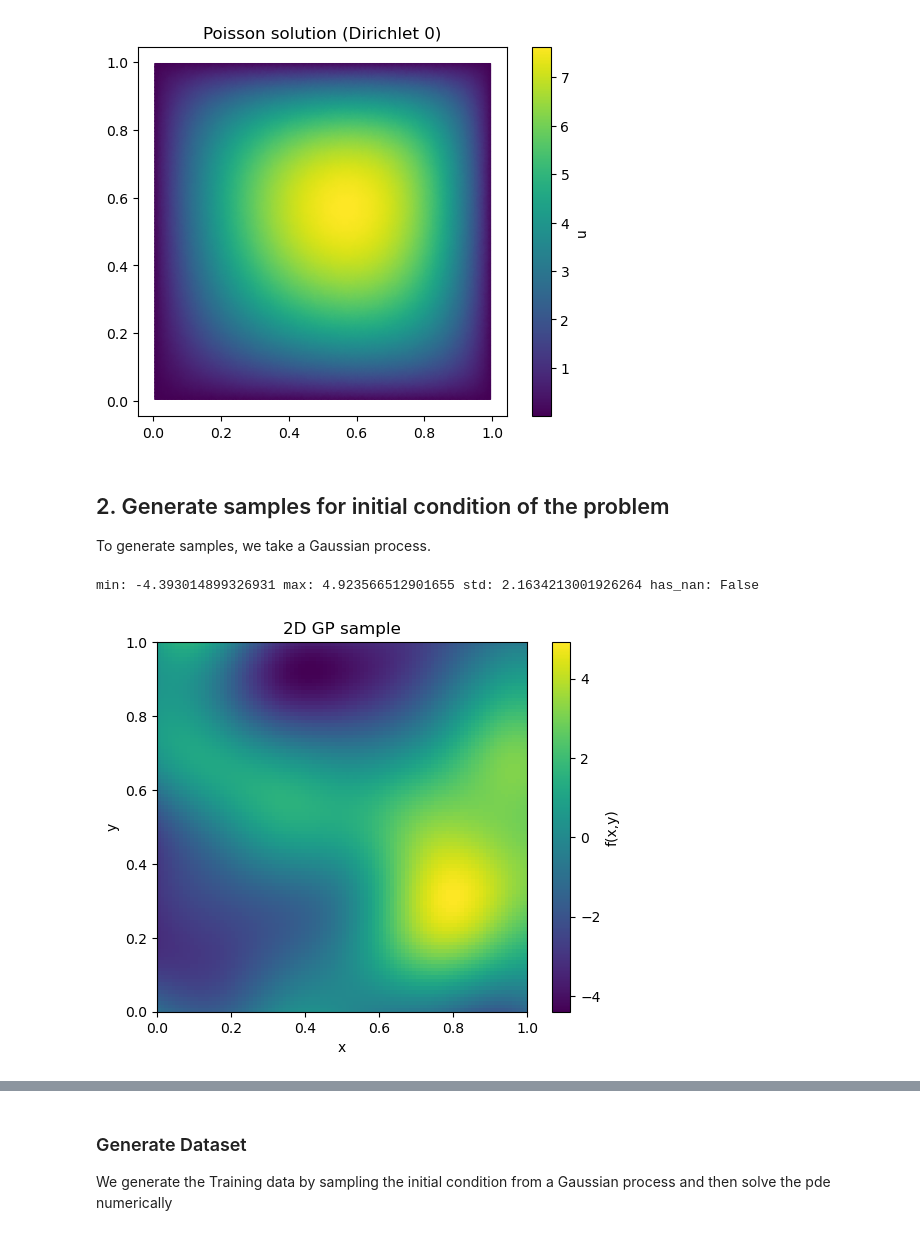
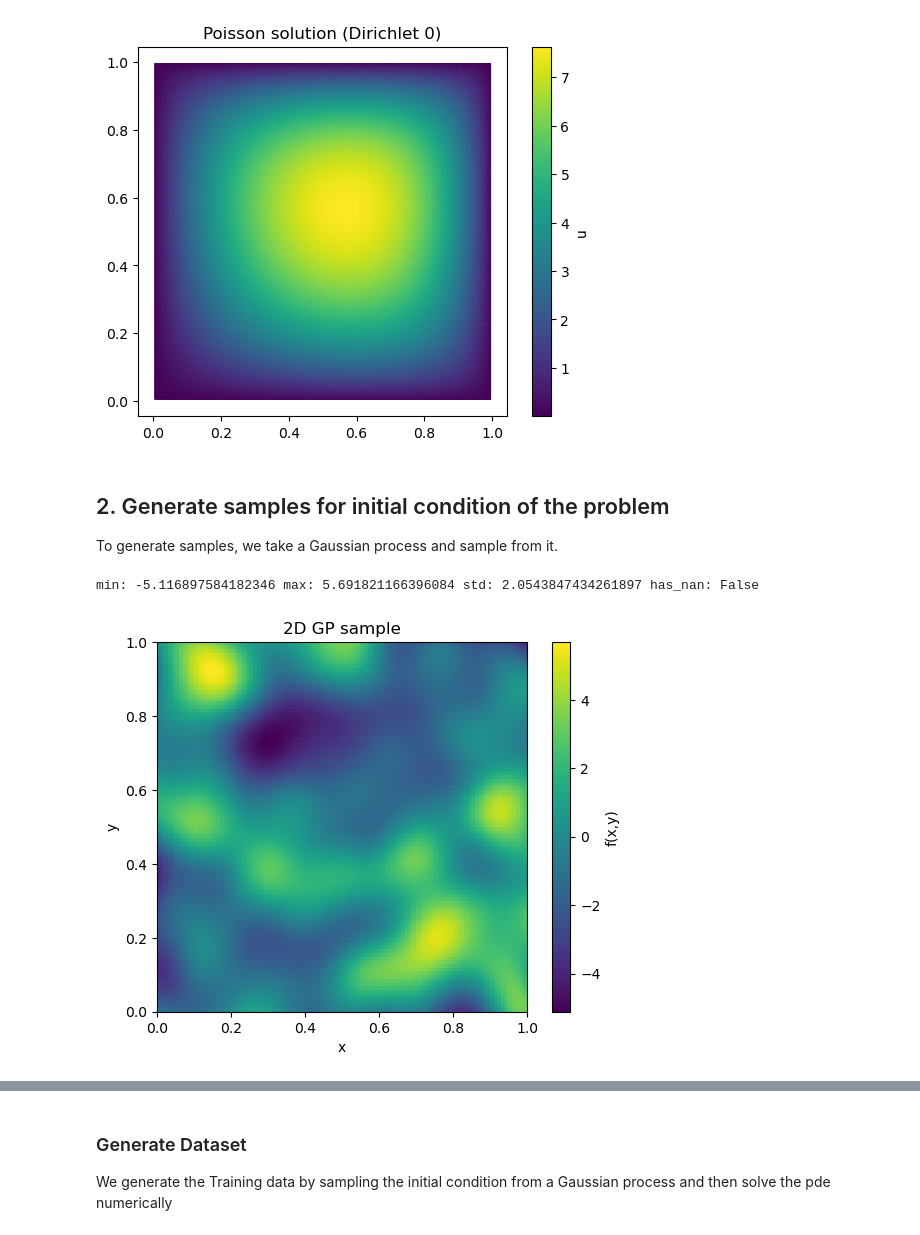
Before and after one commit to leonardvetter/AMOR, a Jupyter notebook: multilayer_RBNO/poisson_FNO.ipynb, the cells around one changed output, grey strips where cells are left out. Drawn from its saved outputs; the diff is of its cells as text; code cells hidden in the pictures.

```diff
--- a/multilayer_RBNO/poisson_FNO.ipynb
+++ b/multilayer_RBNO/poisson_FNO.ipynb
@@ -64,7 +65,7 @@ plt.show()
 [figure]
 # %% [markdown]
 ## 2. Generate samples for initial condition of the problem
-To generate samples, we take a Gaussian process.
+To generate samples, we take a Gaussian process and sample from it.
 # %%
 from __future__ import annotations
 from dataclasses import dataclass
@@ -142,23 +143,23 @@ key = jax.random.PRNGKey(356)  # <-- correct key ctor
 # %%
 samples, xs, ys = sample_gp_on_grid(
     key, nx=N, ny=N,
-    variance=5.0, lengthscales=(0.2, 0.2),
+    variance=5.0, lengthscales=(0.1, 0.1),
     jitter=1e-5, num_samples=1
 )
 s0 = onp.array(samples[2])  # to NumPy for plotting
 print("min:", onp.nanmin(s0), "max:", onp.nanmax(s0), "std:", onp.nanstd(s0),
           "has_nan:", onp.isnan(s0).any())
 
 # simplest, robust visualization:
 plt.figure()
 plt.imshow(s0, origin="lower", extent=[float(xs[0]), float(xs[-1]), float(ys[0]), float(ys[-1])], aspect="equal")
 plt.colorbar(label="f(x,y)")
 plt.title("2D GP sample")
 plt.xlabel("x"); plt.ylabel("y")
 plt.show()
 # %% [output]
-min: -4.393014899326931 max: 4.923566512901655 std: 2.1634213001926264 has_nan: False
+min: -5.116897584182346 max: 5.691821166396084 std: 2.0543847434261897 has_nan: False
-[figure, old version]
+[figure, new version]
 # %%
 # s0 is shape (N, N). Flatten x-fastest to match FiPy cell order.
 s_flat = onp.asarray(s0).ravel(order="C")              # length = N*N
```
Also changed, not shown: parts of 19 cells of this notebook, 2 other files.
